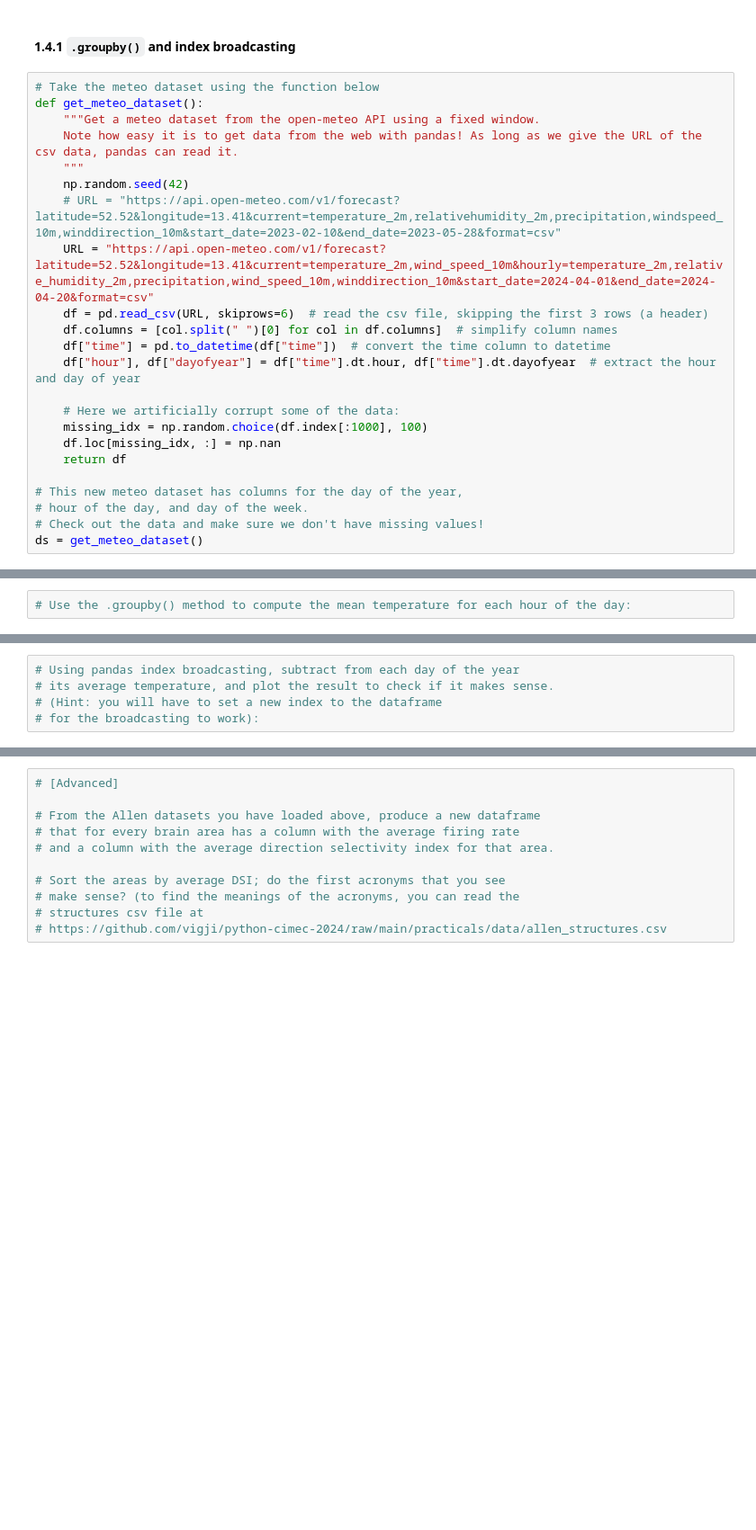
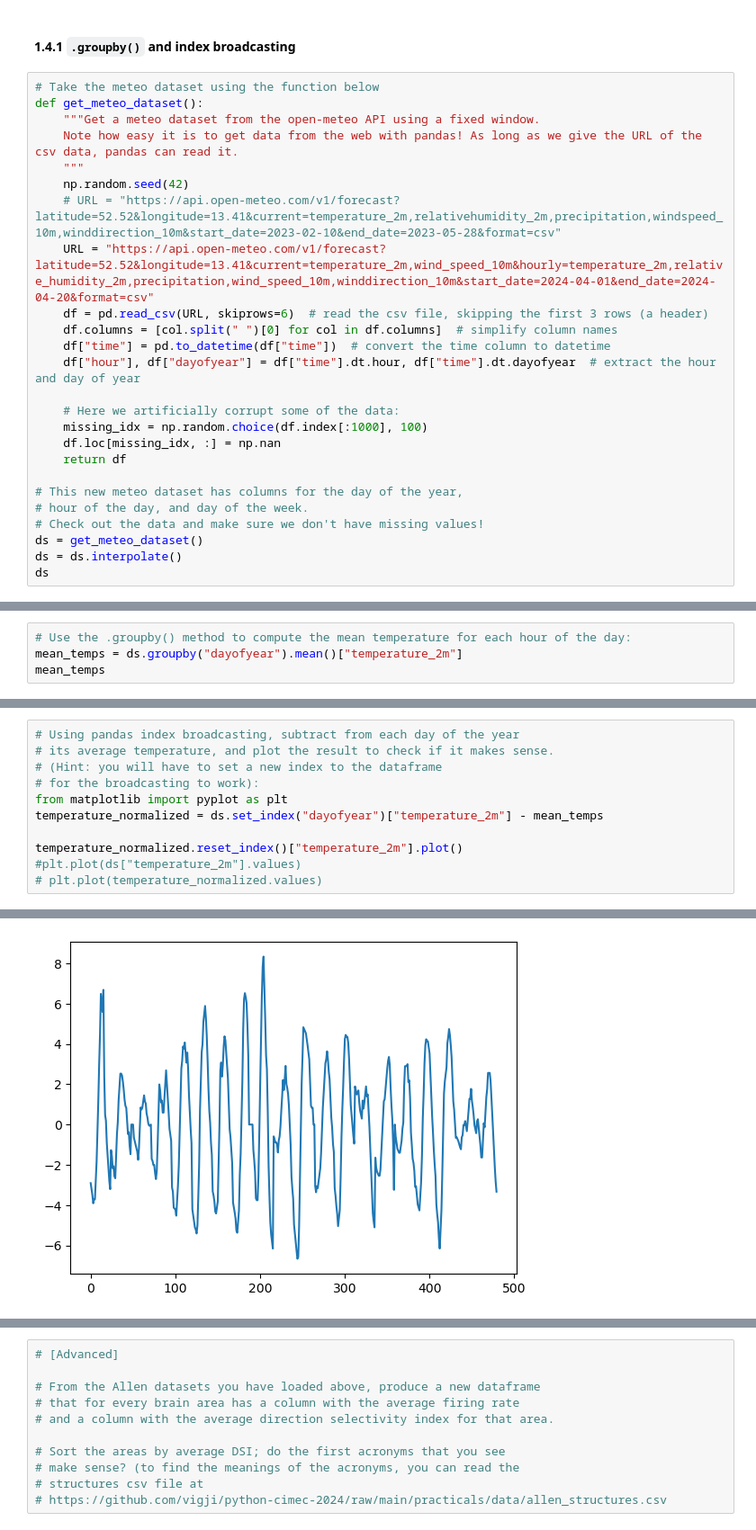
Before and after one commit to vigji/python-cimec-2024, a Jupyter notebook: practicals/Practicals_1.4.ipynb, the cells around one changed output, grey strips where cells are left out. Shown at 90% size. Drawn from its saved outputs; the diff is of its cells as text; blank space fills up the shorter version.

```diff
--- a/practicals/Practicals_1.4.ipynb
+++ b/practicals/Practicals_1.4.ipynb
@@ -135,3 +179,5 @@ def get_meteo_dataset():
 # hour of the day, and day of the week.
 # Check out the data and make sure we don't have missing values!
 ds = get_meteo_dataset()
+ds = ds.interpolate()
+ds
@@ -138,2 +198,4 @@ ds = get_meteo_dataset()
 # %%
 # Use the .groupby() method to compute the mean temperature for each hour of the day:
+mean_temps = ds.groupby("dayofyear").mean()["temperature_2m"]
+mean_temps
@@ -142,3 +222,10 @@ ds = get_meteo_dataset()
 # its average temperature, and plot the result to check if it makes sense.
 # (Hint: you will have to set a new index to the dataframe
 # for the broadcasting to work):
+from matplotlib import pyplot as plt
+temperature_normalized = ds.set_index("dayofyear")["temperature_2m"] - mean_temps
+
+temperature_normalized.reset_index()["temperature_2m"].plot()
+#plt.plot(ds["temperature_2m"].values)
+# plt.plot(temperature_normalized.values)
+# %% [output]
@@ -144,0 +233 @@ ds = get_meteo_dataset()
+[figure, added]
```
Also changed, not shown: parts of 8 cells of this notebook, 1 other file.
